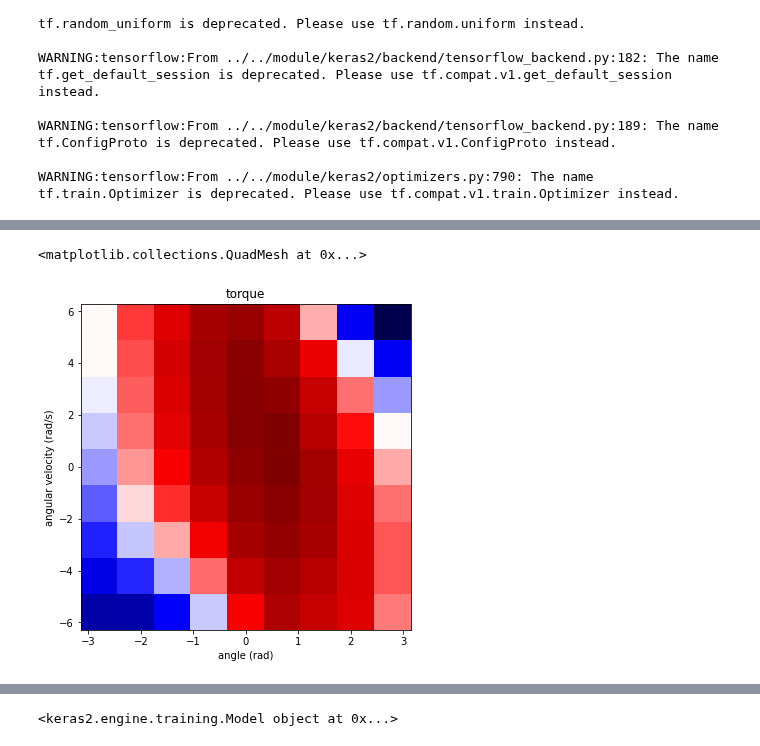
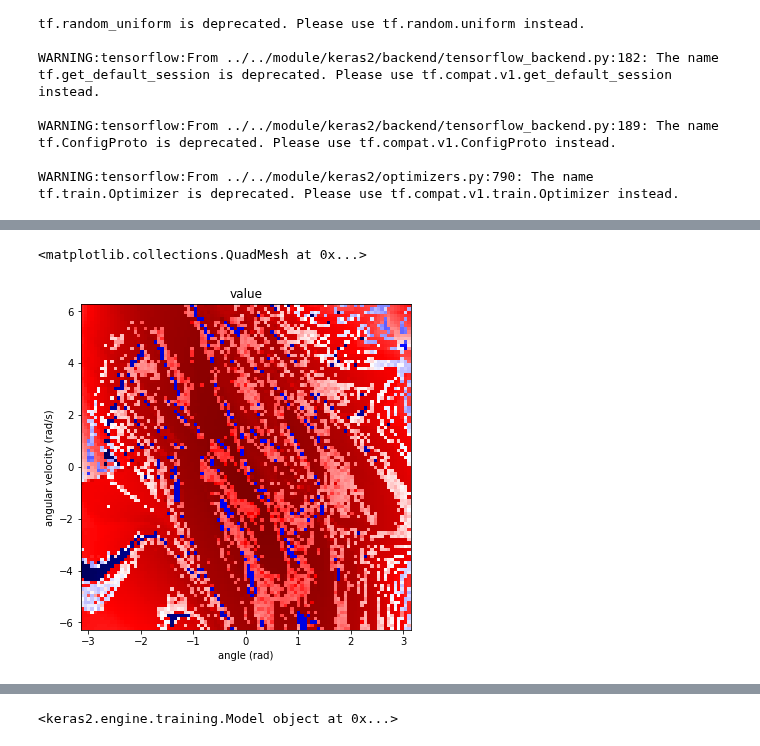
Before and after one commit to ibuki1024/eventDDPG, a Jupyter notebook: notebook/self_trigger/value_function.ipynb, the cells around one changed output, grey strips where cells are left out. Cells and saved outputs as stored; diff of their text form; code cells hidden in the pictures.

Commit message:
true value function

```diff
--- a/notebook/self_trigger/value_function.ipynb
+++ b/notebook/self_trigger/value_function.ipynb
@@ -108,7 +108,7 @@ def value_model(s_shape):
 %%time
 # make train_data
 
-def interaction(agent, env, start_state, step_limit=1000):
+def interaction(agent, env, start_state, gamma=.99, step_limit=1000):
     rewards = []
     env.reset()
     env.set_state(start_state)
@@ -117,7 +117,6 @@ def interaction(agent, env, start_state, step_limit=1000):
         reward = 0
         x = env.state
         a_agent, tau = agent.forward(x)
-        state_log.append(x)
         action_repetition = int(np.ceil(20 * tau))  # minimum natural number which makes `dt` smaller than 0.005
         dt = tau/action_repetition
         for p in range(action_repetition):
@@ -134,12 +133,12 @@ def interaction(agent, env, start_state, step_limit=1000):
     return episode_reward
 
 
-a.actor.load_weights('./saved_agent/learned_self_clipped_actor.h5')
+a.actor.load_weights('./saved_agent/learned_self_clipped7_actor.h5')
 
 values = []
 
-th = np.linspace(-np.pi, np.pi, 10)
-thd = np.linspace(-2*np.pi, 2*np.pi, 10)
+th = np.linspace(-np.pi, np.pi, 100)
+thd = np.linspace(-2*np.pi, 2*np.pi, 100)
 
 TH, THD = np.meshgrid(th, thd)
 torques, taus = [], []
@@ -156,12 +159,12 @@ Wall time: 2min 7s
 # %%
 values
 fig = plt.figure(figsize=(13,6))
 ax1 = fig.add_subplot(121)
 ax1.set_xlabel('angle (rad)')
 ax1.set_ylabel('angular velocity (rad/s)')
-ax1.set_title('torque')
+ax1.set_title('value')
 
-ax1.pcolormesh(TH, THD, values.reshape((10,10)), cmap='seismic')
+ax1.pcolormesh(TH, THD, values.reshape((100,100)), cmap='seismic')
 # %% [output]
 <matplotlib.collections.QuadMesh at 0x...>
-[figure, old version]
+[figure, new version]
```
Also changed, not shown: parts of 3 cells of this notebook, 2 other files.
